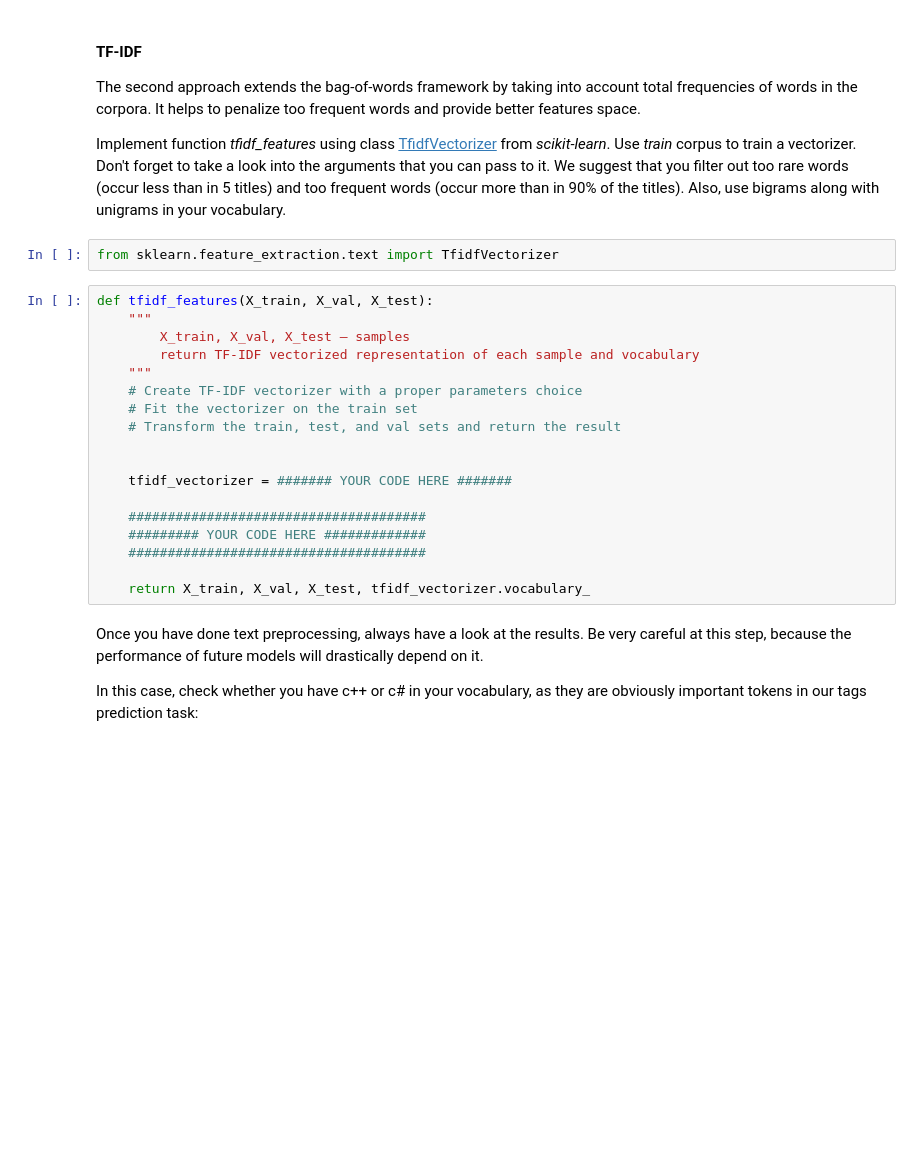
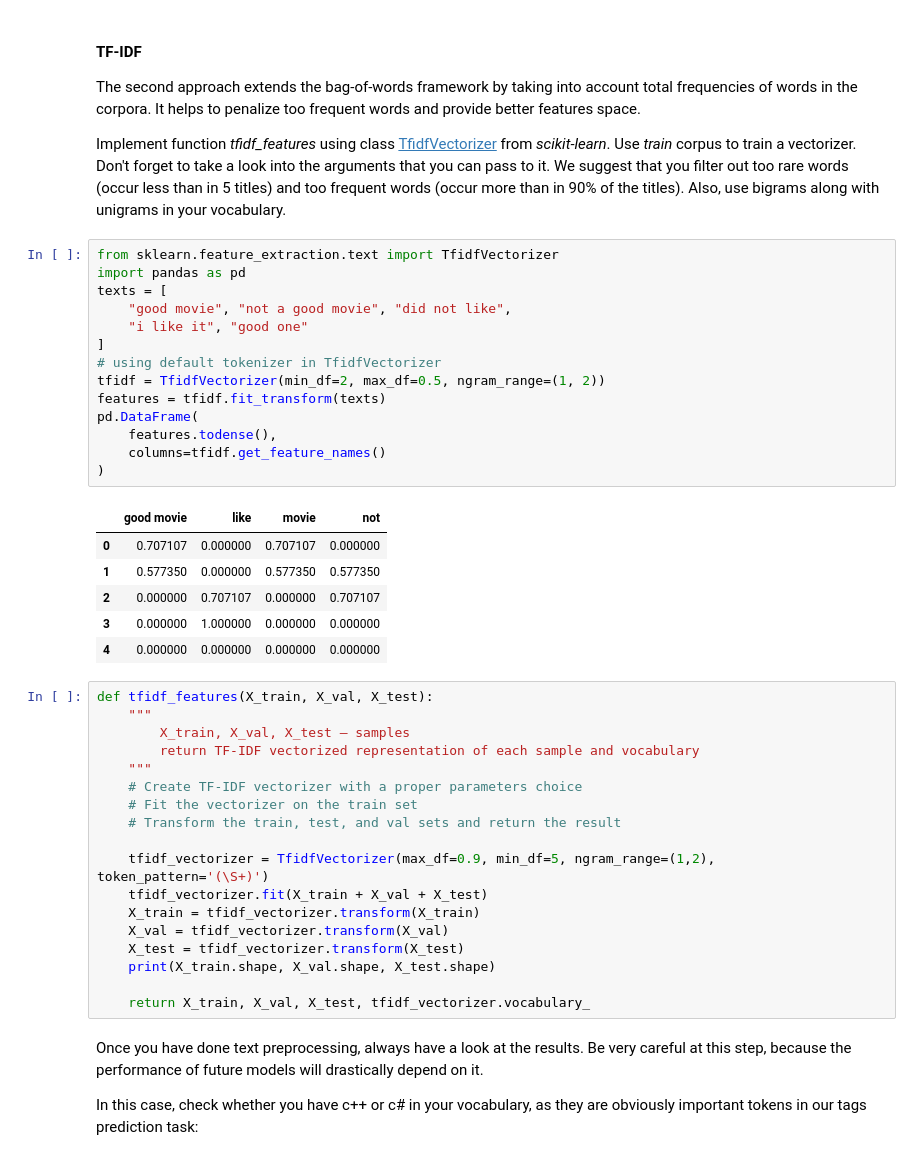
Before and after one commit to kknodt/ml, a Jupyter notebook: week1-MultilabelClassification.ipynb, the cells around one changed output. Drawn from its saved outputs; the diff is of its cells as text; blank space fills up the shorter version.

```diff
--- a/week1-MultilabelClassification.ipynb
+++ b/week1-MultilabelClassification.ipynb
@@ -281,8 +314,27 @@ grader.submit_tag('BagOfWords', str(non_zero_elements_count))
 The second approach extends the bag-of-words framework by taking into account total frequencies of words in the corpora. It helps to penalize too frequent words and provide better features space.
 
 Implement function *tfidf_features* using class [TfidfVectorizer](http://scikit-learn.org/stable/modules/generated/sklearn.feature_extraction.text.TfidfVectorizer.html) from *scikit-learn*. Use *train* corpus to train a vectorizer. Don't forget to take a look into the arguments that you can pass to it. We suggest that you filter out too rare words (occur less than in 5 titles) and too frequent words (occur more than in 90% of the titles). Also, use bigrams along with unigrams in your vocabulary.
-# %%
-from sklearn.feature_extraction.text import TfidfVectorizer
+# %%
+from sklearn.feature_extraction.text import TfidfVectorizer
+import pandas as pd
+texts = [
+    "good movie", "not a good movie", "did not like",
+    "i like it", "good one"
+]
+# using default tokenizer in TfidfVectorizer
+tfidf = TfidfVectorizer(min_df=2, max_df=0.5, ngram_range=(1, 2))
+features = tfidf.fit_transform(texts)
+pd.DataFrame(
+    features.todense(),
+    columns=tfidf.get_feature_names()
+)
+# %% [output]
+|  | good movie | like | movie | not |
+| 0 | 0.707107 | 0.000000 | 0.707107 | 0.000000 |
+| 1 | 0.577350 | 0.000000 | 0.577350 | 0.577350 |
+| 2 | 0.000000 | 0.707107 | 0.000000 | 0.707107 |
+| 3 | 0.000000 | 1.000000 | 0.000000 | 0.000000 |
+| 4 | 0.000000 | 0.000000 | 0.000000 | 0.000000 |
 # %%
 def tfidf_features(X_train, X_val, X_test):
     """
@@ -293,12 +345,12 @@ def tfidf_features(X_train, X_val, X_test):
     # Fit the vectorizer on the train set
     # Transform the train, test, and val sets and return the result
 
-
-    tfidf_vectorizer = ####### YOUR CODE HERE #######
-
-    ######################################
-    ######### YOUR CODE HERE #############
-    ######################################
+    tfidf_vectorizer = TfidfVectorizer(max_df=0.9, min_df=5, ngram_range=(1,2), token_pattern='(\S+)')
+    tfidf_vectorizer.fit(X_train + X_val + X_test)
+    X_train = tfidf_vectorizer.transform(X_train)
+    X_val = tfidf_vectorizer.transform(X_val)
+    X_test = tfidf_vectorizer.transform(X_test)
+    print(X_train.shape, X_val.shape, X_test.shape)
 
     return X_train, X_val, X_test, tfidf_vectorizer.vocabulary_
 # %% [markdown]
```
Also changed, not shown: parts of 27 cells of this notebook.
